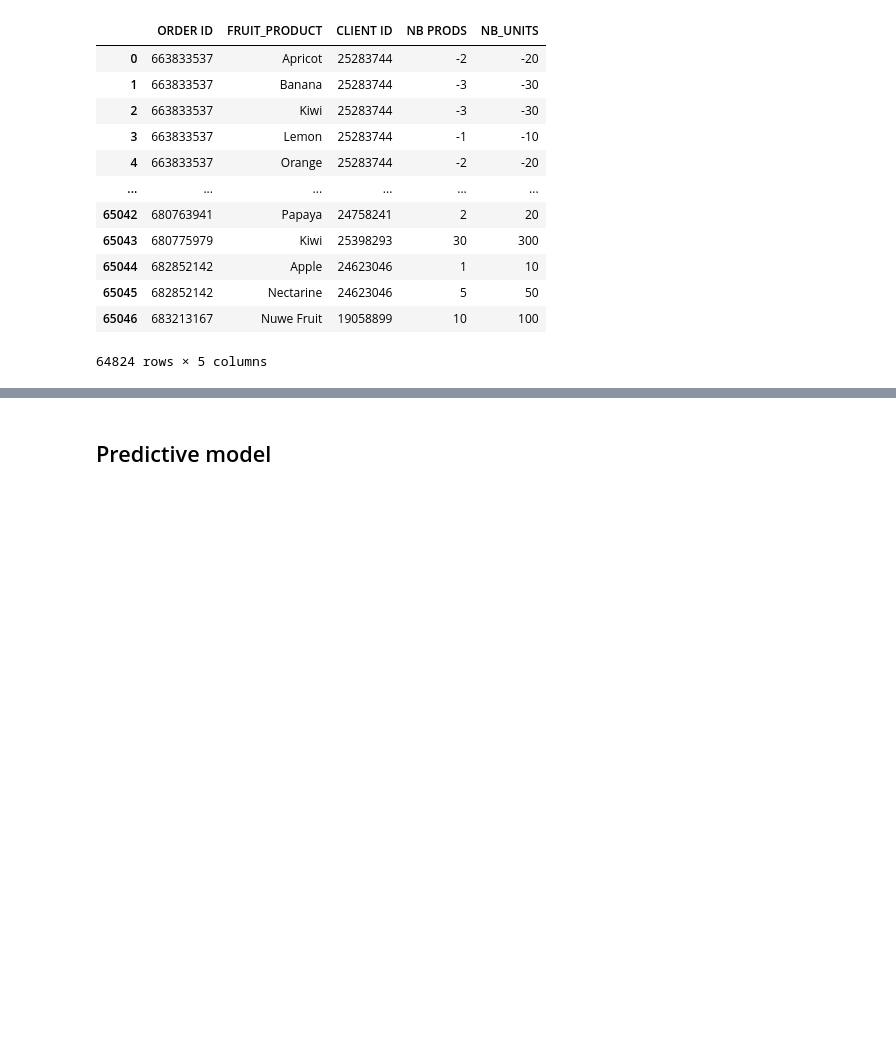
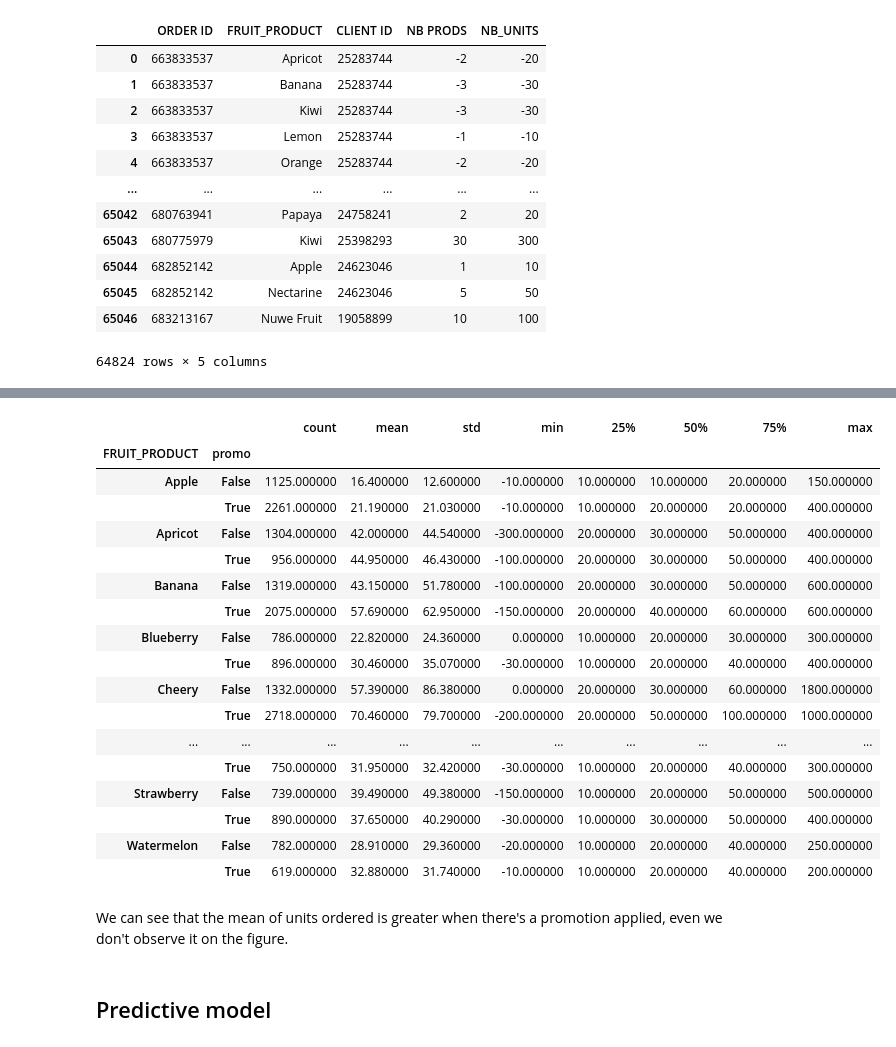
Before and after one commit to xaviniet/nuwe, a Jupyter notebook: mwc-4yfn_bcn_2022/4yfn-mwc_BCN_22.ipynb, the cells around one changed output, grey strips where cells are left out. Saved outputs shown, nothing was run; the diff lists cells and outputs as text; code cells hidden in the pictures; blank space fills up the shorter version.

```diff
--- a/mwc-4yfn_bcn_2022/4yfn-mwc_BCN_22.ipynb
+++ b/mwc-4yfn_bcn_2022/4yfn-mwc_BCN_22.ipynb
@@ -431,3 +407,27 @@ orders.loc[orders['ORDER ID'].isin(l_orders)]
+# %%
+compensated.groupby(['FRUIT_PRODUCT','promo'])['NB_UNITS'].describe().round(2).style\
+         .set_properties(**{'background-color': '#ffffb3'}, subset='mean')
+# %% [output]
+|  |  | count | mean | std | min | 25% | 50% | 75% | max |
+| FRUIT_PRODUCT | promo |  |  |  |  |  |  |  |  |
+| Apple | False | 1125.000000 | 16.400000 | 12.600000 | -10.000000 | 10.000000 | 10.000000 | 20.000000 | 150.000000 |
+|  | True | 2261.000000 | 21.190000 | 21.030000 | -10.000000 | 10.000000 | 20.000000 | 20.000000 | 400.000000 |
+| Apricot | False | 1304.000000 | 42.000000 | 44.540000 | -300.000000 | 20.000000 | 30.000000 | 50.000000 | 400.000000 |
+|  | True | 956.000000 | 44.950000 | 46.430000 | -100.000000 | 20.000000 | 30.000000 | 50.000000 | 400.000000 |
+| Banana | False | 1319.000000 | 43.150000 | 51.780000 | -100.000000 | 20.000000 | 30.000000 | 50.000000 | 600.000000 |
+|  | True | 2075.000000 | 57.690000 | 62.950000 | -150.000000 | 20.000000 | 40.000000 | 60.000000 | 600.000000 |
+| Blueberry | False | 786.000000 | 22.820000 | 24.360000 | 0.000000 | 10.000000 | 20.000000 | 30.000000 | 300.000000 |
+|  | True | 896.000000 | 30.460000 | 35.070000 | -30.000000 | 10.000000 | 20.000000 | 40.000000 | 400.000000 |
+| Cheery | False | 1332.000000 | 57.390000 | 86.380000 | 0.000000 | 20.000000 | 30.000000 | 60.000000 | 1800.000000 |
+|  | True | 2718.000000 | 70.460000 | 79.700000 | -200.000000 | 20.000000 | 50.000000 | 100.000000 | 1000.000000 |
+| ... | ... | ... | ... | ... | ... | ... | ... | ... | ... |
+|  | True | 750.000000 | 31.950000 | 32.420000 | -30.000000 | 10.000000 | 20.000000 | 40.000000 | 300.000000 |
+| Strawberry | False | 739.000000 | 39.490000 | 49.380000 | -150.000000 | 10.000000 | 20.000000 | 50.000000 | 500.000000 |
+|  | True | 890.000000 | 37.650000 | 40.290000 | -30.000000 | 10.000000 | 30.000000 | 50.000000 | 400.000000 |
+| Watermelon | False | 782.000000 | 28.910000 | 29.360000 | -20.000000 | 10.000000 | 20.000000 | 40.000000 | 250.000000 |
+|  | True | 619.000000 | 32.880000 | 31.740000 | -10.000000 | 10.000000 | 20.000000 | 40.000000 | 200.000000 |
+# %% [markdown]
+We can see that the mean of units ordered is greater when there's a promotion applied, even we don't observe it on the figure.
 # %% [markdown]
 ## Predictive model
 # %%
```
Also changed, not shown: parts of 16 cells of this notebook, 1 other file.
